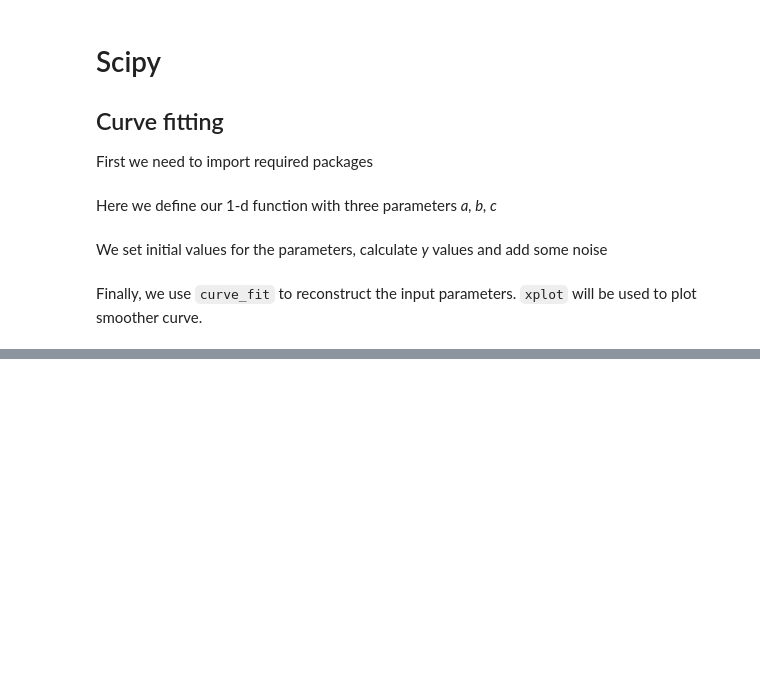
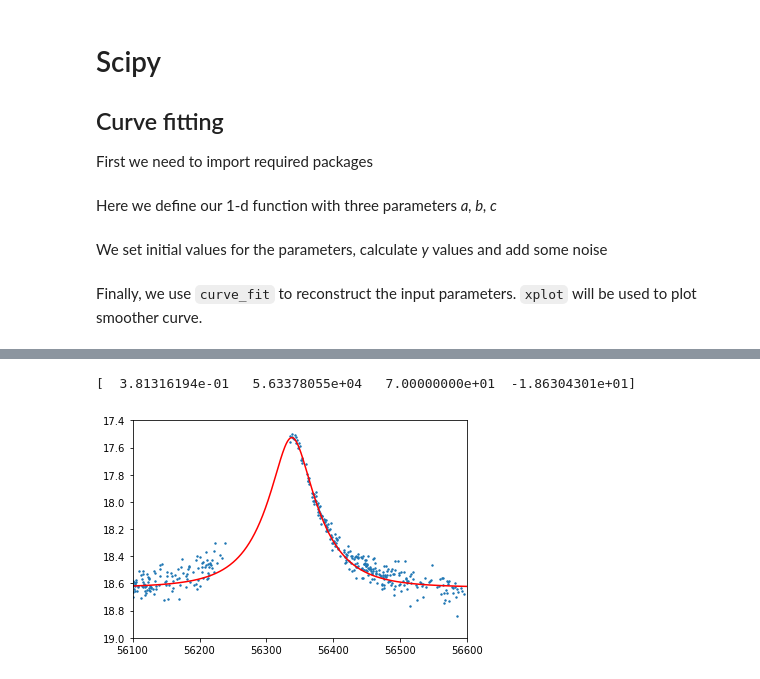
Before and after one commit to krzysztof-krzeszowski/python-notebooks, a Jupyter notebook: scipy.ipynb, the cells around one changed output, grey strips where cells are left out. Cells and saved outputs as stored; diff of their text form; code cells hidden in the pictures; blank space fills up the shorter version.

```diff
--- a/scipy.ipynb
+++ b/scipy.ipynb
@@ -36,0 +59,16 @@ print(pars)
+# %%
+pars, cov = curve_fit(model,
+                      x,
+                      -y,
+                      p0=(0.4, 56340, 64, -18.6),
+                      bounds=((0.3, 56300, 50, -29),
+                              (0.5, 56400, 70, -18))
+                     )
+plt.scatter(x, y, s=2);
+plt.plot(xplot, -model(xplot, *pars), '-r');
+plt.xlim(56100, 56600);
+plt.ylim(19, 17.4);
+print(pars)
+# %% [output]
+[  3.81316194e-01   5.63378055e+04   7.00000000e+01  -1.86304301e+01]
+[figure, added]
```
Also changed, not shown: parts of 4 cells of this notebook, 1 other file.
